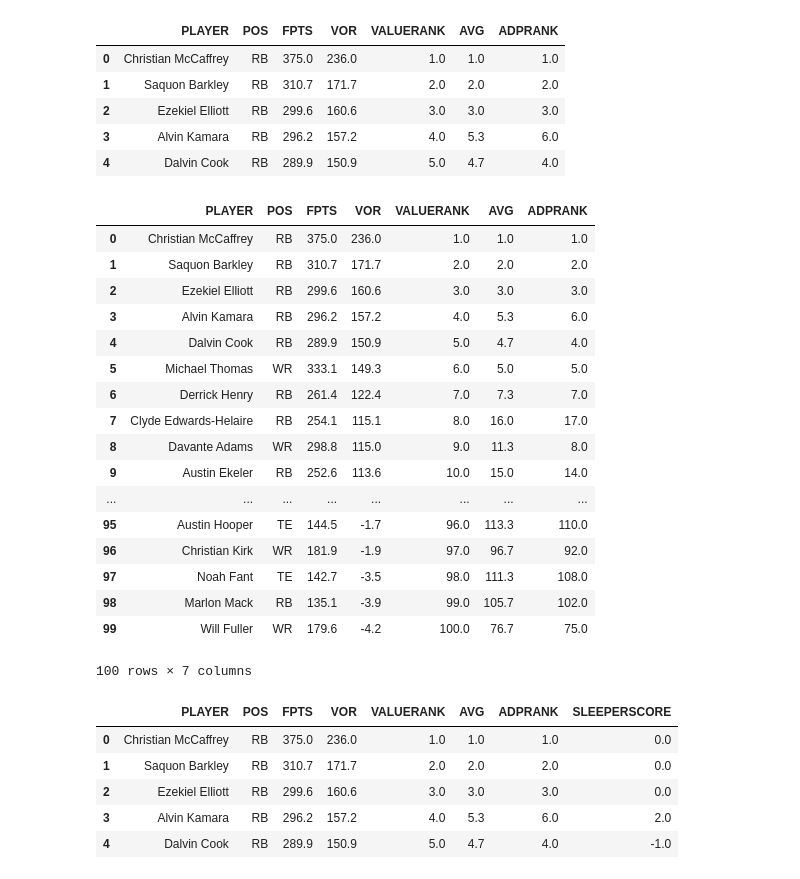
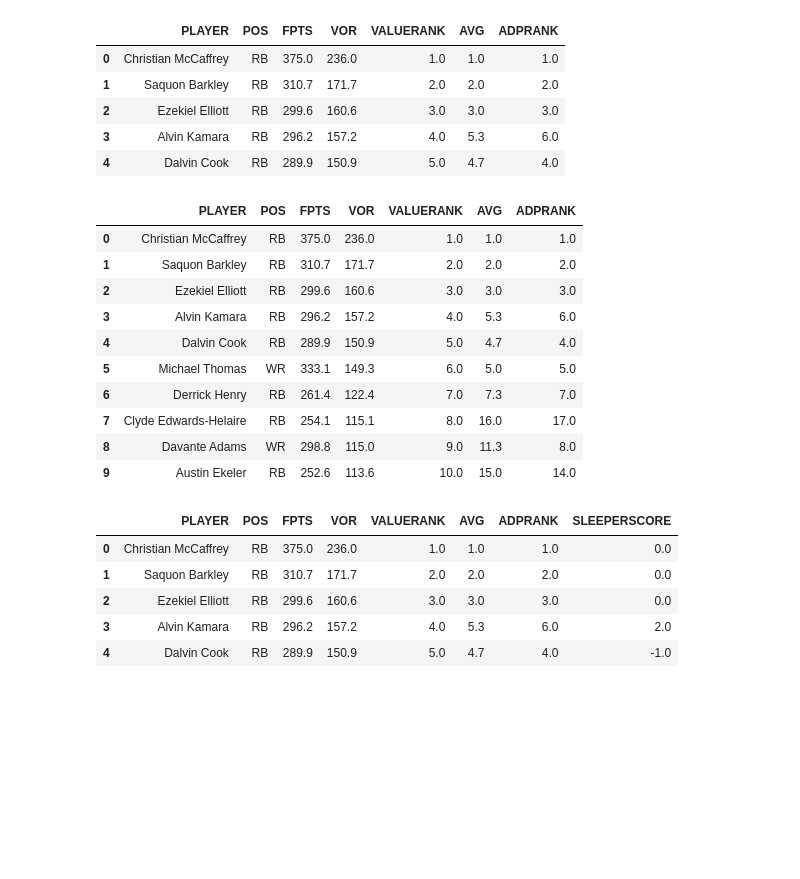
Before and after one commit to rab175/SportsAnalysis, a Jupyter notebook: Draft Model.ipynb, the cells around one changed output. Cells and saved outputs as stored; diff of their text form; code cells hidden in the pictures; blank space fills up the shorter version.

```diff
--- a/Draft Model.ipynb
+++ b/Draft Model.ipynb
@@ -268,26 +268,19 @@ df.head()
 | 3 | Alvin Kamara | RB | 296.2 | 157.2 | 4.0 | 5.3 | 6.0 |
 | 4 | Dalvin Cook | RB | 289.9 | 150.9 | 5.0 | 4.7 | 4.0 |
 # %%
-df.head(100)
+df.head(10)
 # %% [output]
 |  | PLAYER | POS | FPTS | VOR | VALUERANK | AVG | ADPRANK |
 | 0 | Christian McCaffrey | RB | 375.0 | 236.0 | 1.0 | 1.0 | 1.0 |
 | 1 | Saquon Barkley | RB | 310.7 | 171.7 | 2.0 | 2.0 | 2.0 |
 | 2 | Ezekiel Elliott | RB | 299.6 | 160.6 | 3.0 | 3.0 | 3.0 |
 | 3 | Alvin Kamara | RB | 296.2 | 157.2 | 4.0 | 5.3 | 6.0 |
 | 4 | Dalvin Cook | RB | 289.9 | 150.9 | 5.0 | 4.7 | 4.0 |
 | 5 | Michael Thomas | WR | 333.1 | 149.3 | 6.0 | 5.0 | 5.0 |
 | 6 | Derrick Henry | RB | 261.4 | 122.4 | 7.0 | 7.3 | 7.0 |
 | 7 | Clyde Edwards-Helaire | RB | 254.1 | 115.1 | 8.0 | 16.0 | 17.0 |
 | 8 | Davante Adams | WR | 298.8 | 115.0 | 9.0 | 11.3 | 8.0 |
 | 9 | Austin Ekeler | RB | 252.6 | 113.6 | 10.0 | 15.0 | 14.0 |
-| ... | ... | ... | ... | ... | ... | ... | ... |
-| 95 | Austin Hooper | TE | 144.5 | -1.7 | 96.0 | 113.3 | 110.0 |
-| 96 | Christian Kirk | WR | 181.9 | -1.9 | 97.0 | 96.7 | 92.0 |
-| 97 | Noah Fant | TE | 142.7 | -3.5 | 98.0 | 111.3 | 108.0 |
-| 98 | Marlon Mack | RB | 135.1 | -3.9 | 99.0 | 105.7 | 102.0 |
-| 99 | Will Fuller | WR | 179.6 | -4.2 | 100.0 | 76.7 | 75.0 |
-100 rows × 7 columns
 # %%
 df['SLEEPERSCORE'] = df['ADPRANK'] - df['VALUERANK']
 
```
Also changed, not shown: parts of 82 cells of this notebook.
